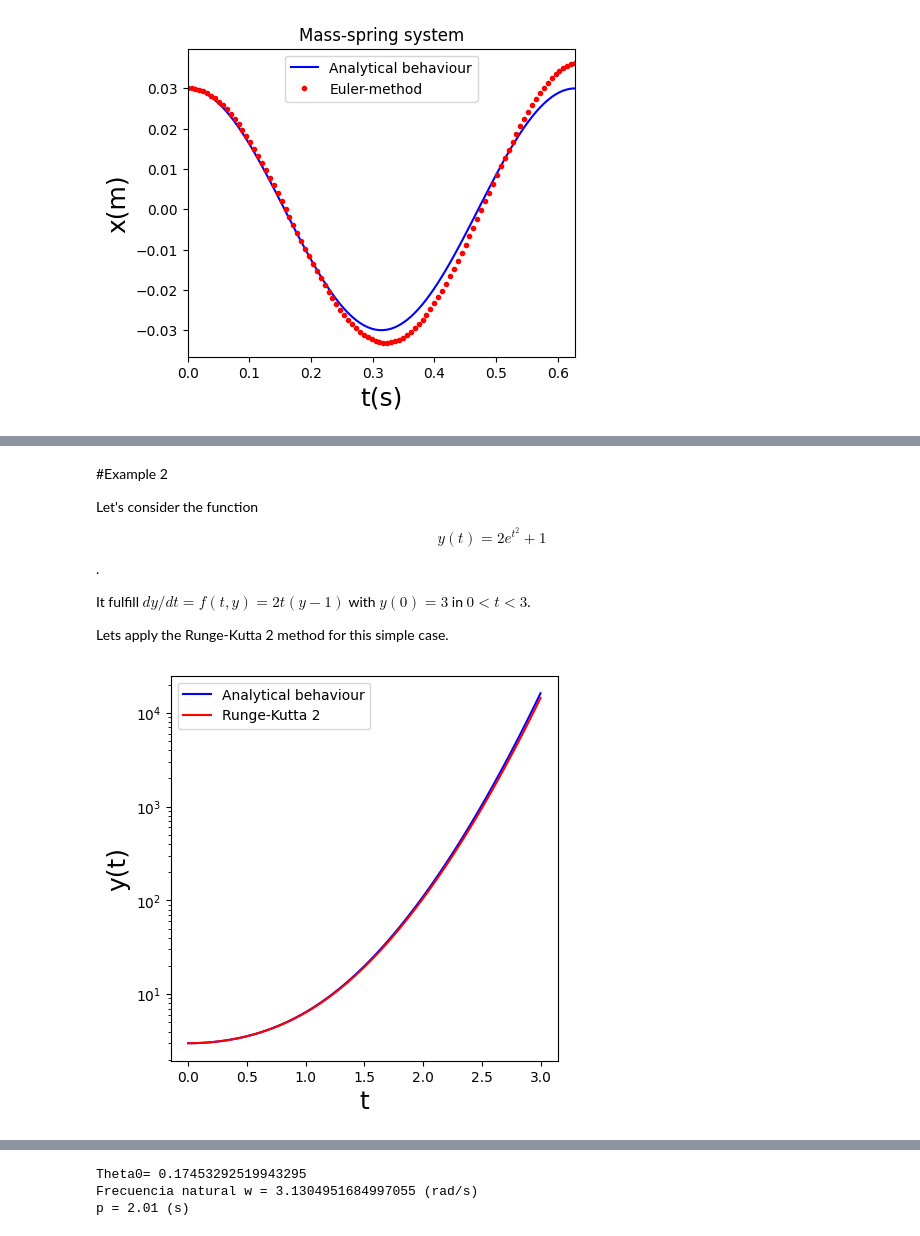
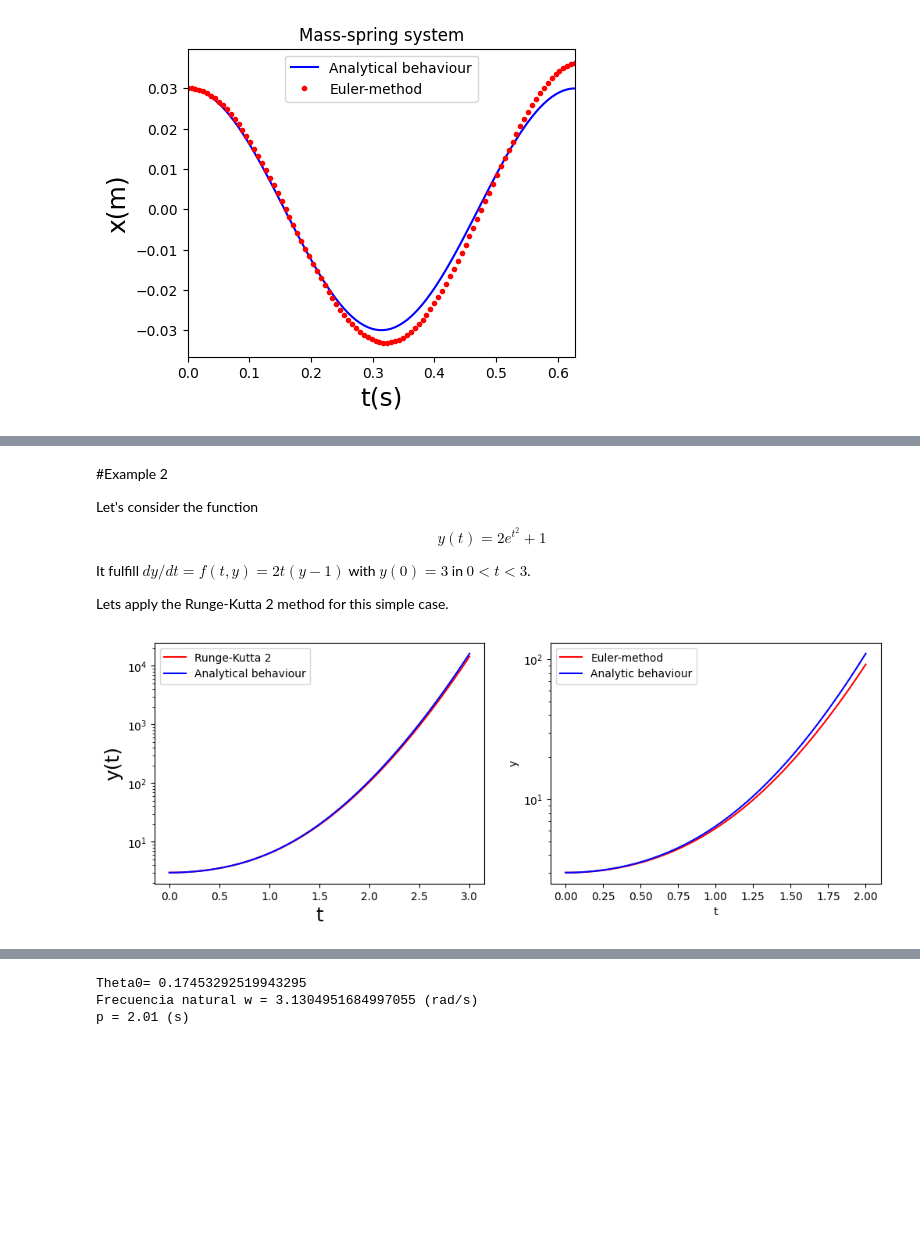
Before and after one commit to anferivera/Programming, a Jupyter notebook: 7_1_differential_equations.ipynb, the cells around one changed output, grey strips where cells are left out. Saved outputs shown, nothing was run; the diff lists cells and outputs as text; code cells hidden in the pictures; blank space fills up the shorter version.

```diff
--- a/7_1_differential_equations.ipynb
+++ b/7_1_differential_equations.ipynb
@@ -282,33 +267,57 @@ def RK2_step( f, y, t, h ):
 # %% [markdown]
 #Example 2
 
-Let's consider the function $$y(t)=2e^{t^2}+1$$.
+Let's consider the function $$y(t)=2e^{t^2}+1$$
 
 It fulfill $dy/dt=f(t,y)=2 t (y-1)$ with $y(0)=3$ in $0<t<3$.
 
 Lets apply the Runge-Kutta 2 method for this simple case.
+# %%
+# Known solution... at little trick!
+def y(t):
+  return 2*np.exp(t**2)+1
+
+def f(t,y):
+  return 2*t*(y-1)
 # %%
+plt.figure( figsize = (12,4) )
+plt.subplot(1,2,1)
 #number of hs
 N = 100
 t = np.linspace(0,3,N)
 h = 3/N
 #yinitial
 y=[3,]
 for i in range(0,len(t)-1):
     y.append( RK2_step( lambda t,y: 2*t*(y-1), y[i], t[i], h ) )
 
 y = np.array(y)
-
-plt.figure(figsize=(5, 5))
+plt.plot(t,y,'r-',label='Runge-Kutta 2')
 plt.semilogy(t,2*np.exp(t**2)+1,'b-',label='Analytical behaviour')
-plt.plot(t,y,'r-',label='Runge-Kutta 2')
 plt.xlabel( "t", fontsize = 18 )
 plt.ylabel( "y(t)", fontsize = 18 )
 plt.legend(loc='best')
-#plt.grid(1)
+##########################################33
+plt.subplot(1,2,2)
+a = 0; b = 2; N = 100 #number of intervals
+
+tiempos = np.linspace(a,b,N)
+h = (b-a)/N #step
+
+yi = [3.0,] #Initial value
+
+for i in range(0,len(tiempos)-1):
+  yi1 = yi[i] + h*f(tiempos[i],yi[i])
+  yi.append(yi1)
+
+plt.semilogy(tiempos,yi,'r-',label='Euler-method')
+plt.plot(tiempos, 2*np.exp(tiempos**2)+1,'b-',label='Analytic behaviour')
+plt.legend()
+plt.xlabel('t')
+plt.ylabel('y')
 plt.show()
 # %% [output]
-[figure, old version]
+[figure, new version]
 # %% [markdown]
 #Example 3
 
```
Also changed, not shown: parts of 14 cells of this notebook.
